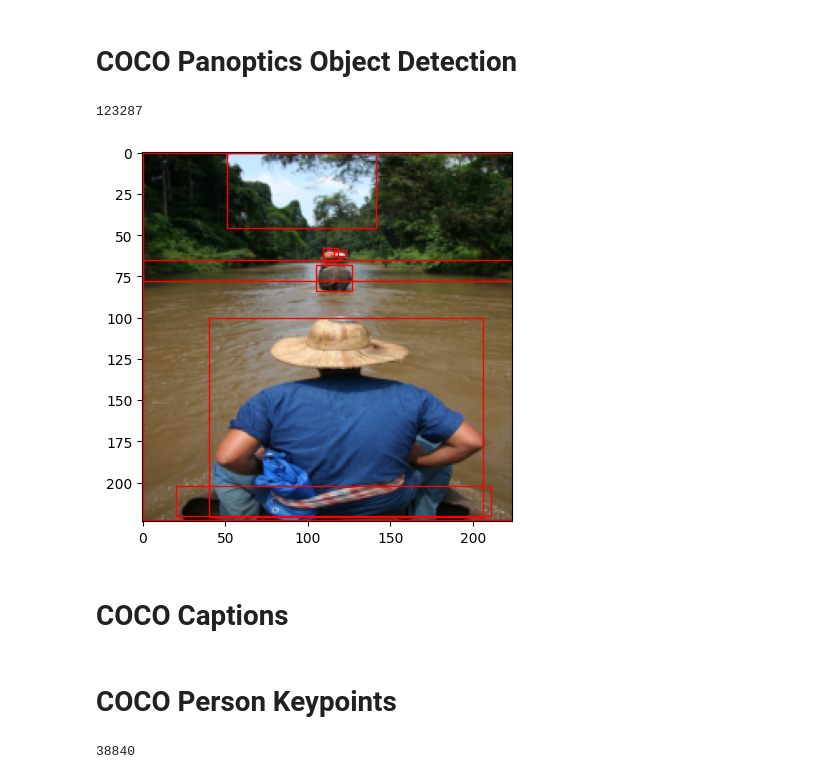
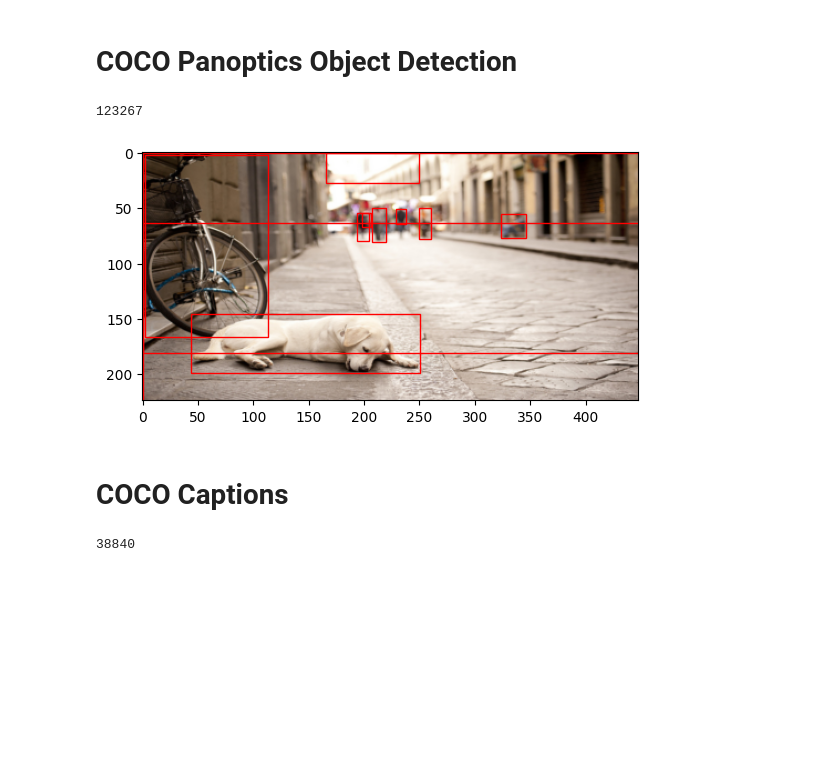
Before and after one commit to freya-aino/motion-capture, a Jupyter notebook: dataloader_test.ipynb, the cells around one changed output. Saved outputs shown, nothing was run; the diff lists cells and outputs as text; code cells hidden in the pictures; blank space fills up the shorter version.

```diff
--- a/dataloader_test.ipynb
+++ b/dataloader_test.ipynb
@@ -60,13 +108,13 @@ freihand_dataset.mano[0]
 # %%
-from motion_capture.data.datasets import WIDERFaceFaceDetection
+from motion_capture.data.datasets import WIDERFace
 import torch as T
 import matplotlib.pyplot as plt
 from matplotlib import patches
 
 image_shape = (448, 224)
-wider_face_dataset = WIDERFaceFaceDetection(
+wider_face_dataset = WIDERFace(
     path="//192.168.2.206/data/datasets/WIDER-Face",
     image_shape_WH=image_shape,
-    max_number_of_faces=3)
+    max_number_of_faces=10)
 len(wider_face_dataset)
 # %% [output]
@@ -132,7 +173,7 @@ x = (x.permute(1, 2, 0) * 255).round().byte().numpy()
 plt.imshow(x)
 
 for i, bbox in enumerate(y["bboxes"]):
-    if y["bboxValidity"][i] == 0:
+    if y["validity"].argmax(1)[i] == 0:
         continue
 
     print(bbox * T.tensor(image_shape * 2))
@@ -258,18 +299,16 @@ len(person_keypoints_dataset)
 # %%
-test_i = 9
+test_i = 6
 
 x, y = person_keypoints_dataset[test_i]
 
-plt.imshow((x.permute(1, 2, 0) * 255).round().byte().numpy())
+plt.imshow((x * 255).permute(1, 2, 0).round().byte().numpy())
 
 for i, kpt in enumerate(y["keypoints"]):
-    if not y["keypointValidity"][i]:
+    if not y["keypointValidity"].argmax(1)[i]:
         continue
 
     x_, y_ = kpt * T.tensor(image_shape)
     plt.plot(x_, y_, color="red", marker=".")
 
-
-
 plt.show()
 # %% [output]
@@ -366,38 +414,40 @@ import matplotlib.pyplot as plt
 from matplotlib import patches
 import torch as T
 
+image_shape = (448, 224)
 coco_panoptic_dataset = COCOPanopticsObjectDetection(
     image_folder_path = "//192.168.2.206/data/datasets/COCO2017/images",
     panoptics_path = "//192.168.2.206/data/datasets/COCO2017/panoptic_annotations_trainval2017/annotations",
-    image_shape_WH=(224, 224),
-    max_number_of_instances=10
+    image_shape_WH=image_shape,
+    max_number_of_instances=100
 )
 len(coco_panoptic_dataset)
 # %% [output]
-123287
+123267
 # %%
-test_i = 1009
+test_i = 12
 
-image = coco_panoptic_dataset[test_i][0]
+x, y = coco_panoptic_dataset[test_i]
 
-_, ax = plt.subplots(1)
+plt.imshow((x * 255).permute(1, 2, 0).round().byte().numpy())
 
 # plot full image and bounding box
-ax.imshow(image.permute(1,2,0).byte().numpy())
-for bbox in coco_panoptic_dataset[test_i][1]:
-    x, y = bbox[0]
-    w, h = bbox[1]
-    ax.add_patch(
+for i, bbox in enumerate(y["bboxes"]):
+    if not y["validity"].argmax(1)[i]:
+        continue
+
+    x1, y1, x2, y2 = bbox * T.tensor(image_shape * 2)
+    plt.gca().add_patch(
         patches.Rectangle(
-            (x-w, y-h),
-            w*2, h*2,
+            (x1, y1),
+            x2 - x1, y2 - y1,
             linewidth=1,
             edgecolor="red",
             facecolor="none"))
 
 plt.show()
 # %% [output]
-[figure, old version]
+[figure, new version]
 # %% [markdown]
 # COCO Captions
 # %%
@@ -424,8 +474,6 @@ class COCO2017CaptionsDataset(data.Dataset):
 
     def __getitem__(self, idx):
         return self.all_datapoints[idx]
-# %% [markdown]
-# COCO Person Keypoints
 # %%
 from motion_capture.data.datasets import COCO2017PersonKeypointsDataset
 
```
Also changed, not shown: parts of 18 cells of this notebook, 2 other files.
